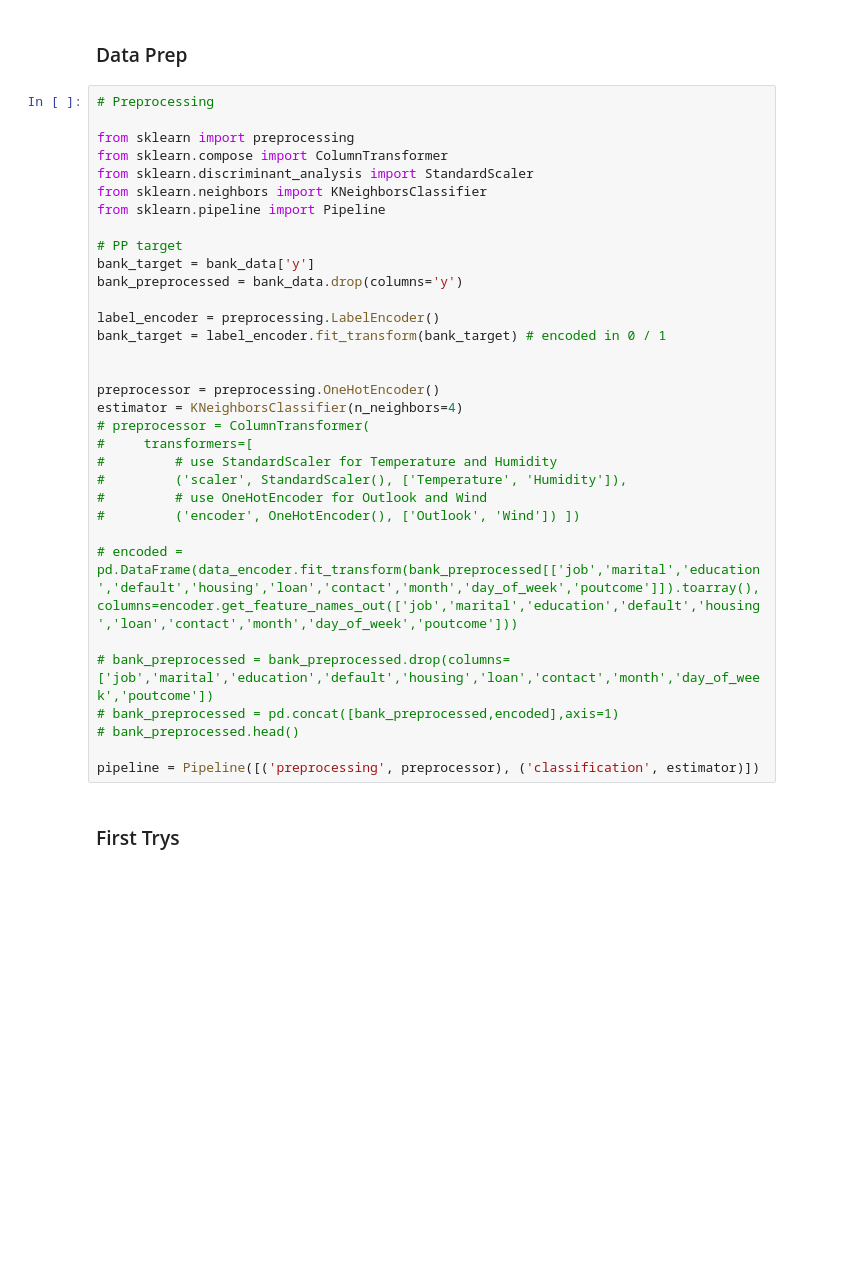
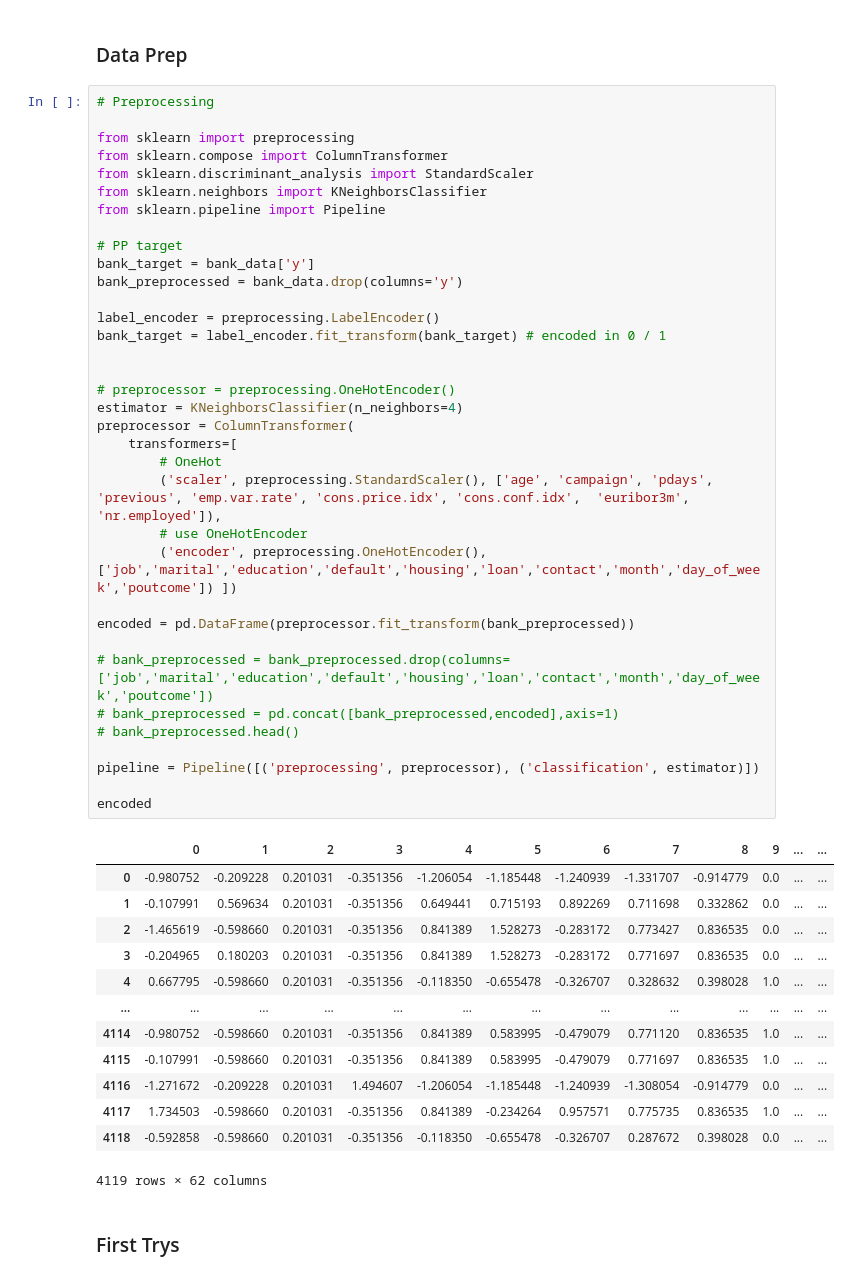
Before and after one commit to joscha-st/ibait_ml_g1, a Jupyter notebook: research.ipynb, the cells around one changed output. Saved outputs shown, nothing was run; the diff lists cells and outputs as text; blank space fills up the shorter version.

```diff
--- a/research.ipynb
+++ b/research.ipynb
@@ -33,36 +39,52 @@ bank_data.head()
 # %%
 # Preprocessing
 
 from sklearn import preprocessing
 from sklearn.compose import ColumnTransformer
 from sklearn.discriminant_analysis import StandardScaler
 from sklearn.neighbors import KNeighborsClassifier
 from sklearn.pipeline import Pipeline
 
 # PP target
 bank_target = bank_data['y']
 bank_preprocessed = bank_data.drop(columns='y')
 
 label_encoder = preprocessing.LabelEncoder()
 bank_target = label_encoder.fit_transform(bank_target) # encoded in 0 / 1
 
 
-preprocessor = preprocessing.OneHotEncoder()
+# preprocessor = preprocessing.OneHotEncoder()
 estimator = KNeighborsClassifier(n_neighbors=4)
-# preprocessor = ColumnTransformer(
-#     transformers=[
-#         # use StandardScaler for Temperature and Humidity
-#         ('scaler', StandardScaler(), ['Temperature', 'Humidity']),
-#         # use OneHotEncoder for Outlook and Wind
-#         ('encoder', OneHotEncoder(), ['Outlook', 'Wind']) ])
+preprocessor = ColumnTransformer(
+    transformers=[
+        # OneHot
+        ('scaler', preprocessing.StandardScaler(), ['age', 'campaign', 'pdays', 'previous', 'emp.var.rate', 'cons.price.idx', 'cons.conf.idx',  'euribor3m', 'nr.employed']),
+        # use OneHotEncoder
+        ('encoder', preprocessing.OneHotEncoder(), ['job','marital','education','default','housing','loan','contact','month','day_of_week','poutcome']) ])
 
-# encoded = pd.DataFrame(data_encoder.fit_transform(bank_preprocessed[['job','marital','education','default','housing','loan','contact','month','day_of_week','poutcome']]).toarray(),columns=encoder.get_feature_names_out(['job','marital','education','default','housing','loan','contact','month','day_of_week','poutcome']))
+encoded = pd.DataFrame(preprocessor.fit_transform(bank_preprocessed))
 
 # bank_preprocessed = bank_preprocessed.drop(columns=['job','marital','education','default','housing','loan','contact','month','day_of_week','poutcome'])
 # bank_preprocessed = pd.concat([bank_preprocessed,encoded],axis=1)
 # bank_preprocessed.head()
 
 pipeline = Pipeline([('preprocessing', preprocessor), ('classification', estimator)])
+
+encoded
+# %% [output]
+|  | 0 | 1 | 2 | 3 | 4 | 5 | 6 | 7 | 8 | 9 | ... | ... |
+| 0 | -0.980752 | -0.209228 | 0.201031 | -0.351356 | -1.206054 | -1.185448 | -1.240939 | -1.331707 | -0.914779 | 0.0 | ... | ... |
+| 1 | -0.107991 | 0.569634 | 0.201031 | -0.351356 | 0.649441 | 0.715193 | 0.892269 | 0.711698 | 0.332862 | 0.0 | ... | ... |
+| 2 | -1.465619 | -0.598660 | 0.201031 | -0.351356 | 0.841389 | 1.528273 | -0.283172 | 0.773427 | 0.836535 | 0.0 | ... | ... |
+| 3 | -0.204965 | 0.180203 | 0.201031 | -0.351356 | 0.841389 | 1.528273 | -0.283172 | 0.771697 | 0.836535 | 0.0 | ... | ... |
+| 4 | 0.667795 | -0.598660 | 0.201031 | -0.351356 | -0.118350 | -0.655478 | -0.326707 | 0.328632 | 0.398028 | 1.0 | ... | ... |
+| ... | ... | ... | ... | ... | ... | ... | ... | ... | ... | ... | ... | ... |
+| 4114 | -0.980752 | -0.598660 | 0.201031 | -0.351356 | 0.841389 | 0.583995 | -0.479079 | 0.771120 | 0.836535 | 1.0 | ... | ... |
+| 4115 | -0.107991 | -0.598660 | 0.201031 | -0.351356 | 0.841389 | 0.583995 | -0.479079 | 0.771697 | 0.836535 | 1.0 | ... | ... |
+| 4116 | -1.271672 | -0.209228 | 0.201031 | 1.494607 | -1.206054 | -1.185448 | -1.240939 | -1.308054 | -0.914779 | 0.0 | ... | ... |
+| 4117 | 1.734503 | -0.598660 | 0.201031 | -0.351356 | 0.841389 | -0.234264 | 0.957571 | 0.775735 | 0.836535 | 1.0 | ... | ... |
+| 4118 | -0.592858 | -0.598660 | 0.201031 | -0.351356 | -0.118350 | -0.655478 | -0.326707 | 0.287672 | 0.398028 | 0.0 | ... | ... |
+4119 rows × 62 columns
 # %% [markdown]
 ### First Trys
 # %%
```
Also changed, not shown: parts of 2 cells of this notebook.
